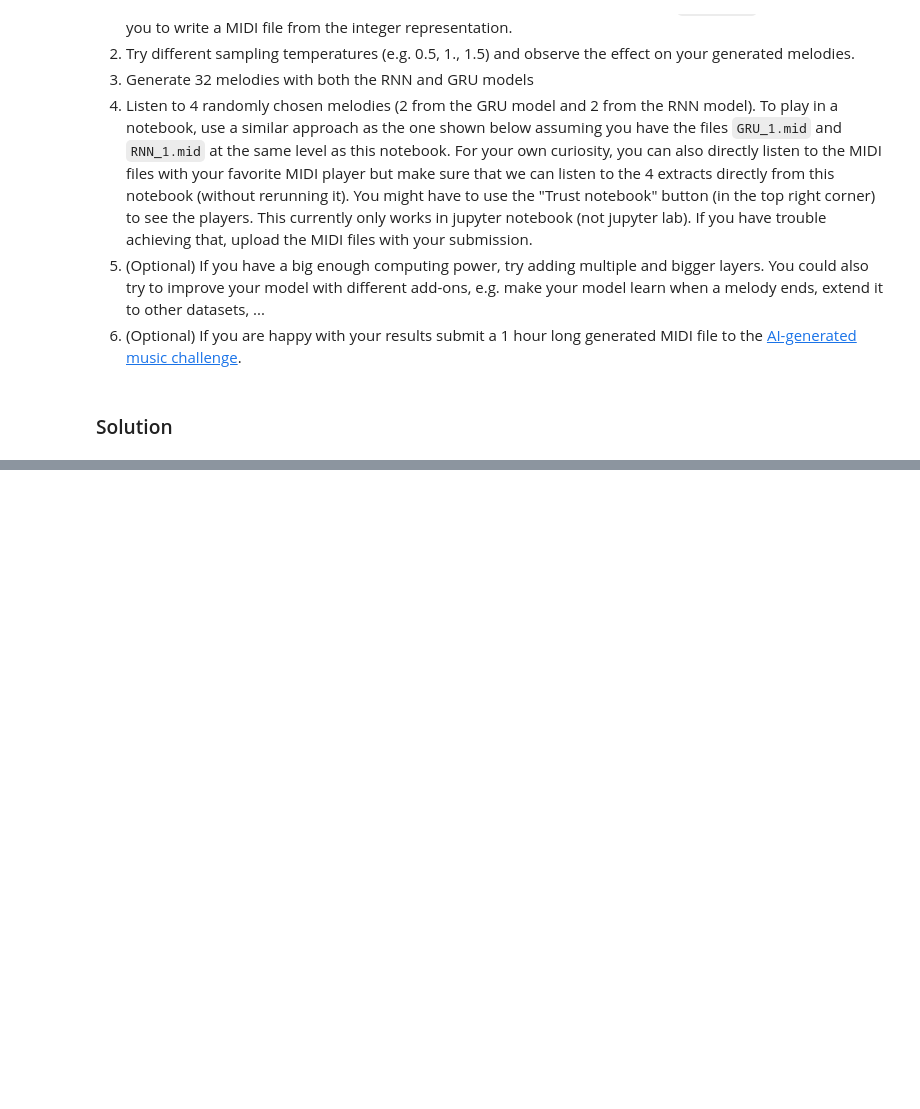
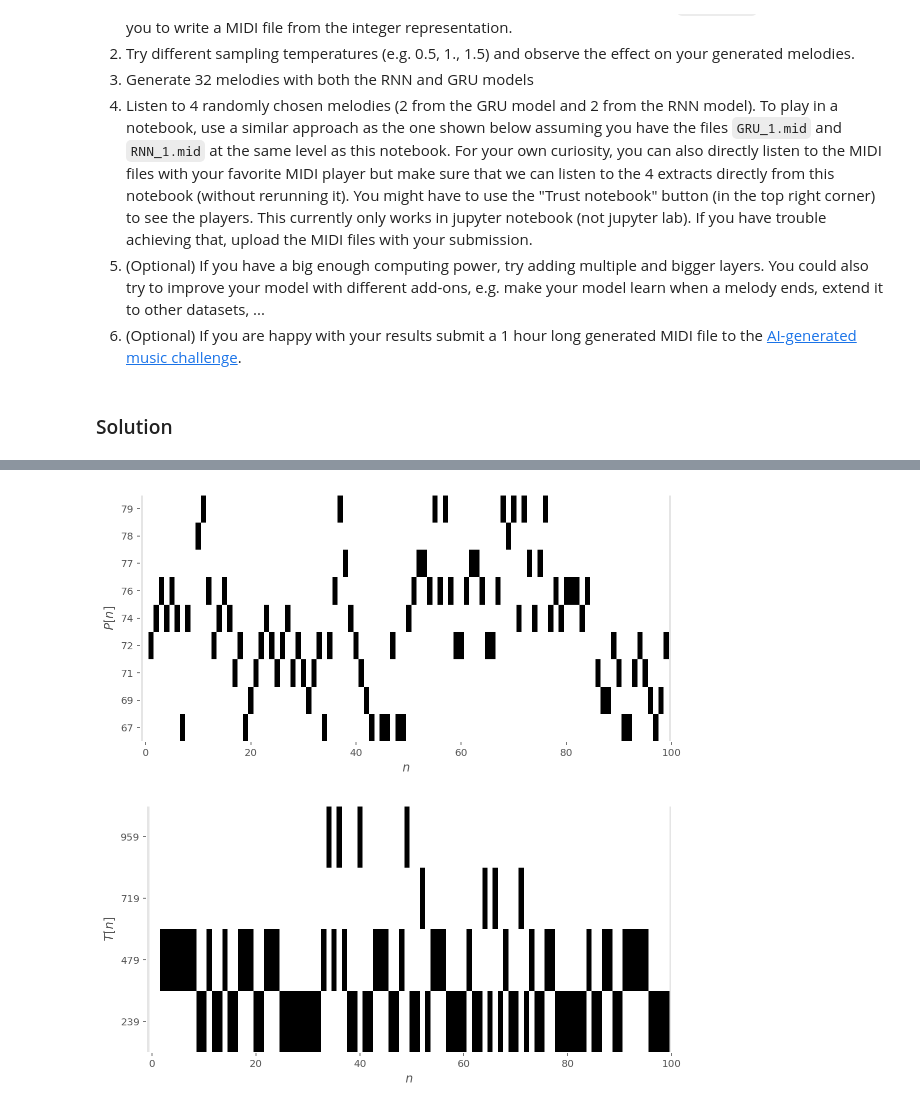
Before and after one commit to Amaumaury/ArtificialNeuralNetworks, a Jupyter notebook: Project_2/miniproject2.ipynb, the cells around one changed output, grey strips where cells are left out. Saved outputs shown, nothing was run; the diff lists cells and outputs as text; code cells hidden in the pictures; blank space fills up the shorter version.

```diff
--- a/Project_2/miniproject2.ipynb
+++ b/Project_2/miniproject2.ipynb
@@ -579,0 +772,7 @@ music21.midi.translate.midiFilePathToStream('RNN_1.mid').show('midi')
+# %%
+melody_1 = generate_melody(simpleRNN, np.zeros(52), np.zeros(19), 100, temperature=1.)
+
+plotMelody(melody_1['P'], melody_1['T'], mapping)
+# %% [output]
+[figure, added]
+[figure, added]
```
Also changed, not shown: parts of 40 cells of this notebook, 3 other files.
